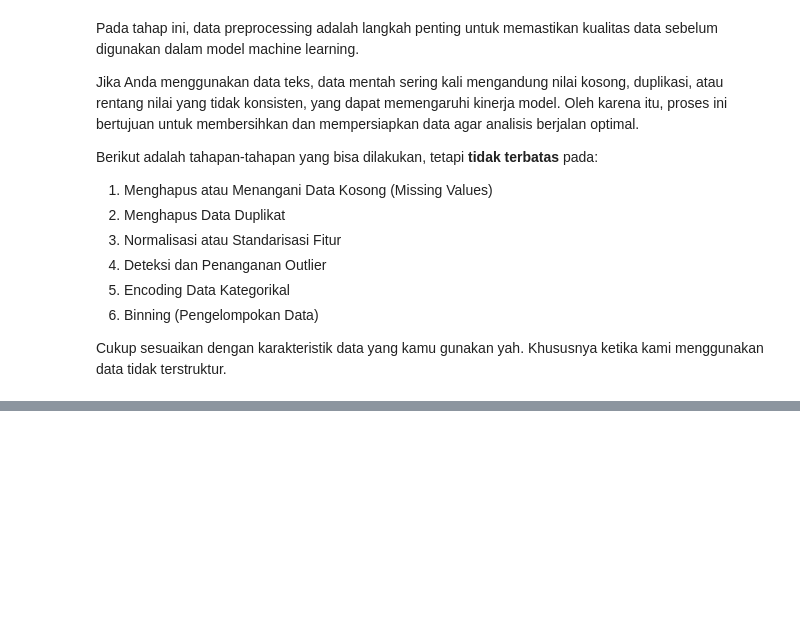
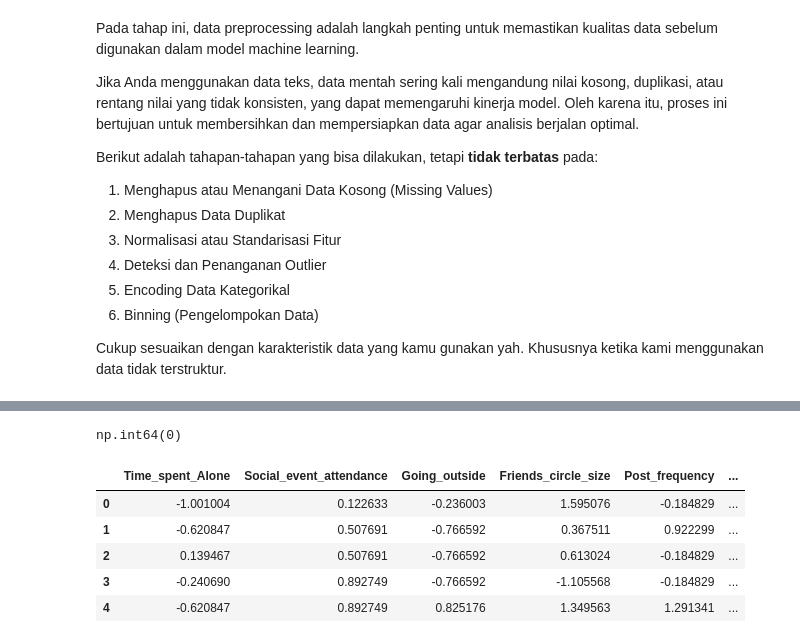
Before and after one commit to maulanasyaa/Eksperimen_SML_Maulana-Syarip-Abdurahman, a Jupyter notebook: preprocessing/Eksperimen_Maulana-Syarip-Abdurahman.ipynb, the cells around one changed output, grey strips where cells are left out. Saved outputs shown, nothing was run; the diff lists cells and outputs as text; code cells hidden in the pictures; blank space fills up the shorter version.

```diff
--- a/preprocessing/Eksperimen_Maulana-Syarip-Abdurahman.ipynb
+++ b/preprocessing/Eksperimen_Maulana-Syarip-Abdurahman.ipynb
@@ -176,0 +197,3 @@ Cukup sesuaikan dengan karakteristik data yang kamu gunakan yah. Khususnya ketik
+# %%
+df = df.dropna()
+df.isnull().sum()
@@ -176,0 +211,13 @@ Cukup sesuaikan dengan karakteristik data yang kamu gunakan yah. Khususnya ketik
+# %%
+# duplicate
+df.duplicated().sum()
+# %% [output]
+np.int64(0)
+# %%
+# separate features and target
+X = df.drop(columns=["id", "Personality"], axis=1)
+y = df["Personality"]
+id = df["id"]
+
+numerical_features = X.select_dtypes(include=np.number).columns
+categorical_features = X.select_dtypes(include=np.object_).columns
@@ -176,0 +246,15 @@ Cukup sesuaikan dengan karakteristik data yang kamu gunakan yah. Khususnya ketik
+# %%
+# feature preprocessing
+preprocessor.fit(X)
+X_preprocessed = preprocessor.transform(X)
+X_preprocessed = pd.DataFrame(
+    X_preprocessed, columns=preprocessor.get_feature_names_out()
+)
+X_preprocessed.head()
+# %% [output]
+|  | Time_spent_Alone | Social_event_attendance | Going_outside | Friends_circle_size | Post_frequency | ... |
+| 0 | -1.001004 | 0.122633 | -0.236003 | 1.595076 | -0.184829 | ... |
+| 1 | -0.620847 | 0.507691 | -0.766592 | 0.367511 | 0.922299 | ... |
+| 2 | 0.139467 | 0.507691 | -0.766592 | 0.613024 | -0.184829 | ... |
+| 3 | -0.240690 | 0.892749 | -0.766592 | -1.105568 | -0.184829 | ... |
+| 4 | -0.620847 | 0.892749 | 0.825176 | 1.349563 | 1.291341 | ... |
```
Also changed, not shown: parts of 18 cells of this notebook, 5 other files.
